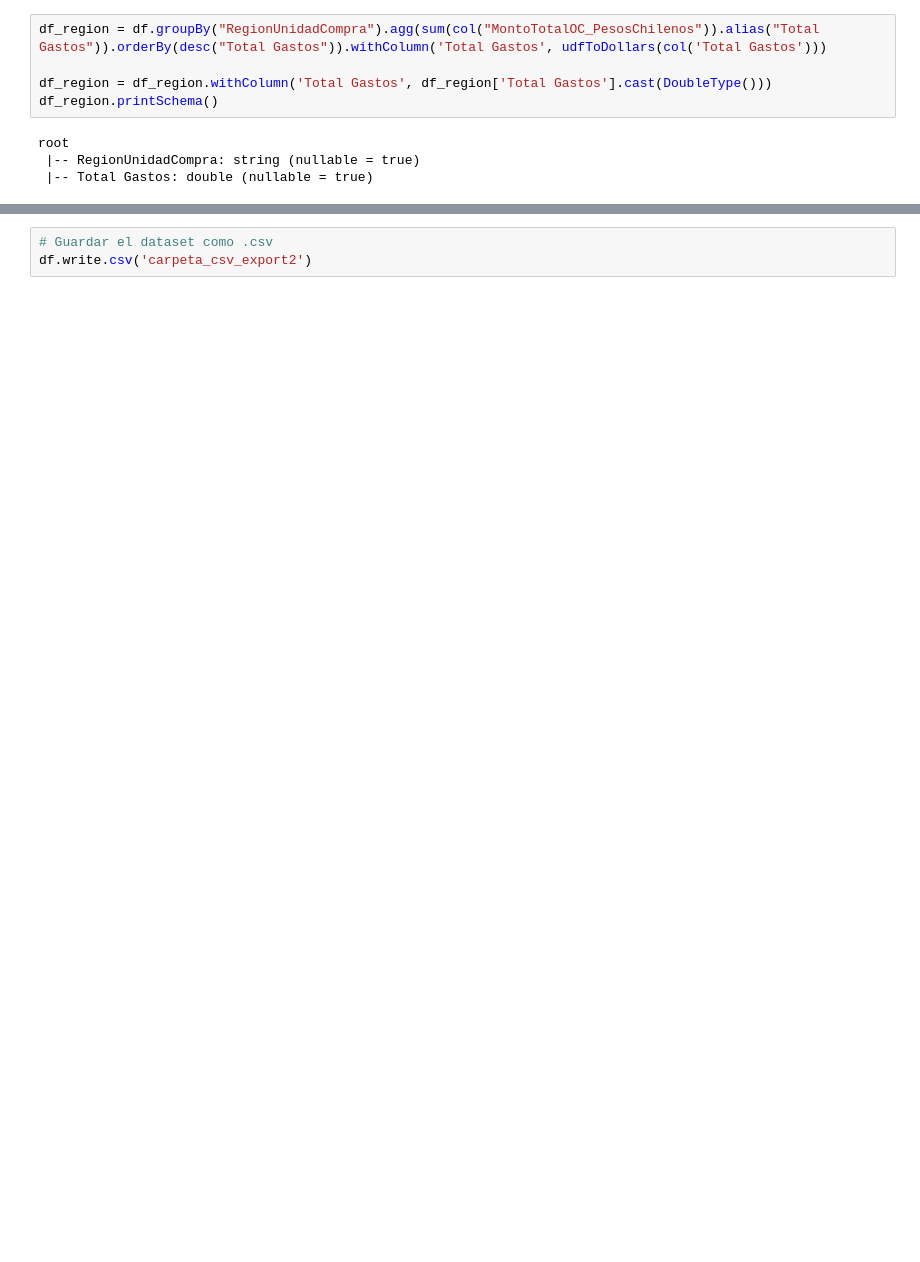
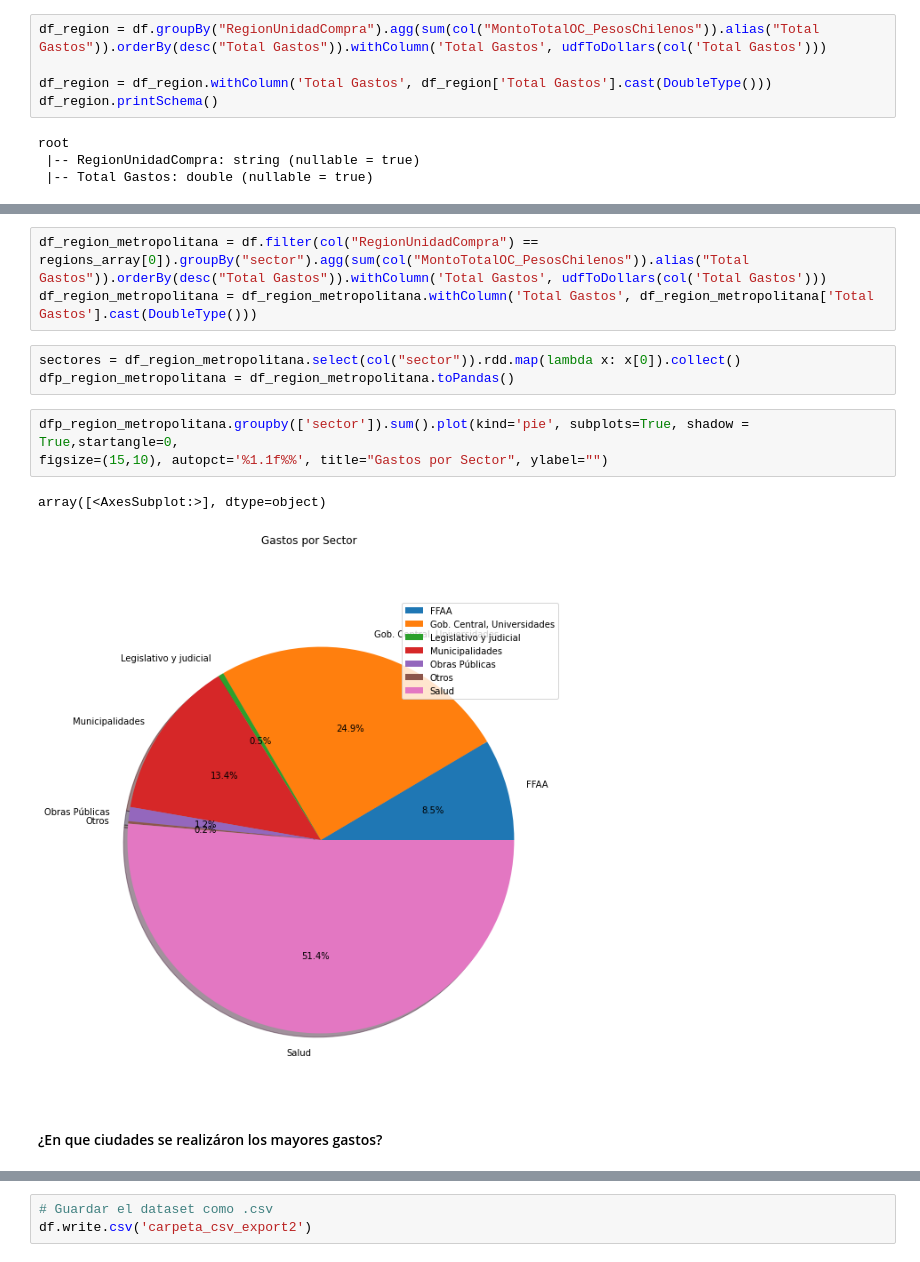
Before and after one commit to FranRossi/Big-Data-Project, a Jupyter notebook: Obligatorio_Francisco_Rossi_Ivan_Monjardin.ipynb, the cells around one changed output, grey strips where cells are left out. Saved outputs shown, nothing was run; the diff lists cells and outputs as text; blank space fills up the shorter version.

```diff
--- a/Obligatorio_Francisco_Rossi_Ivan_Monjardin.ipynb
+++ b/Obligatorio_Francisco_Rossi_Ivan_Monjardin.ipynb
@@ -714 +739,15 @@ plt.barh(distinct_regions, dfp_region["Total Gastos"])
+# %%
+df_region_metropolitana = df.filter(col("RegionUnidadCompra") == regions_array[0]).groupBy("sector").agg(sum(col("MontoTotalOC_PesosChilenos")).alias("Total Gastos")).orderBy(desc("Total Gastos")).withColumn('Total Gastos', udfToDollars(col('Total Gastos')))
+df_region_metropolitana = df_region_metropolitana.withColumn('Total Gastos', df_region_metropolitana['Total Gastos'].cast(DoubleType()))
+# %%
+sectores = df_region_metropolitana.select(col("sector")).rdd.map(lambda x: x[0]).collect()
+dfp_region_metropolitana = df_region_metropolitana.toPandas()
+# %%
+dfp_region_metropolitana.groupby(['sector']).sum().plot(kind='pie', subplots=True, shadow = True,startangle=0,
+figsize=(15,10), autopct='%1.1f%%', title="Gastos por Sector", ylabel="")
+# %% [output]
+array([<AxesSubplot:>], dtype=object)
+[figure, added]
+# %% [markdown]
+#### ¿En que ciudades se realizáron los mayores gastos?
 # %%
```
Also changed, not shown: parts of 32 cells of this notebook, 4 other files.
